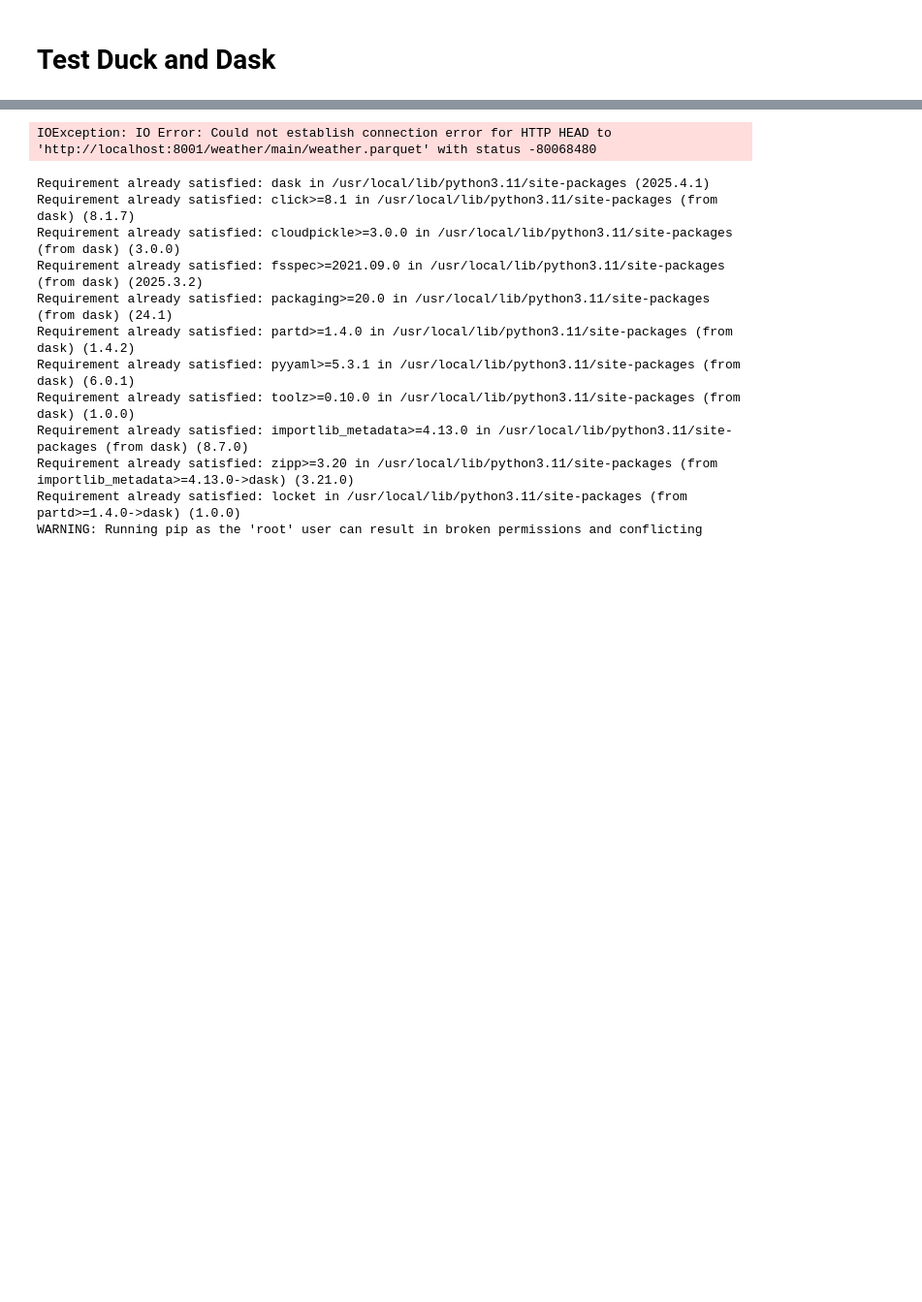
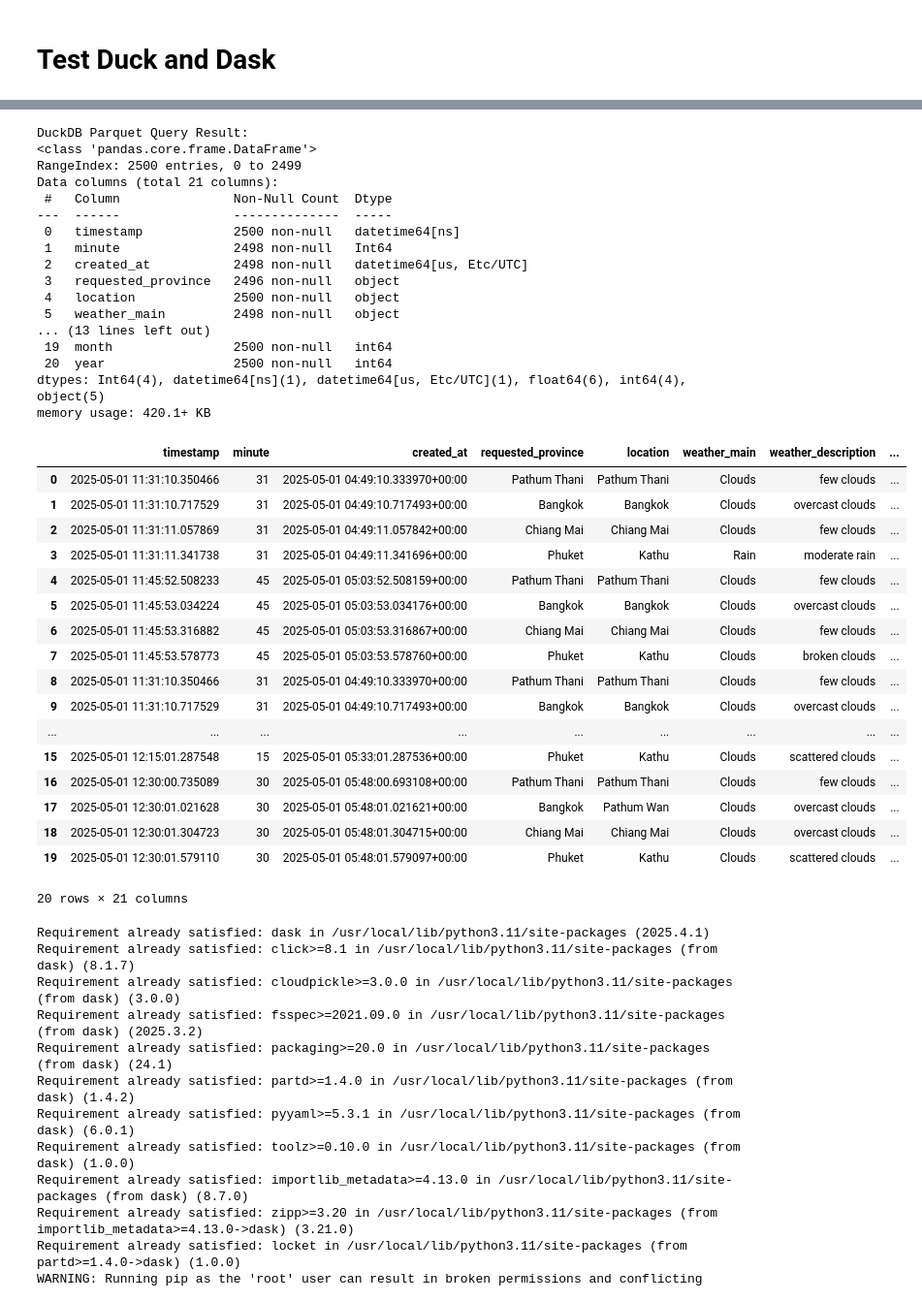
Before and after one commit to Waranit-tec/dsi321_2025, a Jupyter notebook: tutorial07/work/tutorial06.ipynb, the cells around one changed output, grey strips where cells are left out. Shown at 97% size. Drawn from its saved outputs; the diff is of its cells as text; code cells hidden in the pictures; blank space fills up the shorter version.

```diff
--- a/tutorial07/work/tutorial06.ipynb
+++ b/tutorial07/work/tutorial06.ipynb
@@ -257,43 +295,71 @@ print(dt)
 # %%
-# !pip install duckdb
 import duckdb
-import pandas as pd
 
-# Connect to an in-memory DuckDB instance.
 con = duckdb.connect(database=':memory:')
 
-storage_options = {
-    "key": ACCESS_KEY,
-    "secret": SECRET_KEY,
-    "client_kwargs": {
-        "endpoint_url": lakefs_endpoint
-    }
-}
+ACCESS_KEY = "access_key"
+SECRET_KEY = "secret_key"
+lakefs_endpoint = "host.docker.internal:8001"
 
-# Use DuckDB's read_parquet() function to read the dataset.
-# Assume the dataset is stored in the directory "output_parquet_dataset" with hive partitions:
-# output_parquet_dataset/year=2025/month=02/day=17/...
-query = """
+query = f"""
 INSTALL httpfs;
 LOAD httpfs;
 
-SET s3_endpoint='localhost:8001';
-SET s3_access_key_id='access_key';
-SET s3_secret_access_key='secret_key';
+SET s3_endpoint='{lakefs_endpoint}';
+SET s3_access_key_id='{ACCESS_KEY}';
+SET s3_secret_access_key='{SECRET_KEY}';
 SET s3_url_style='path';
 SET s3_use_ssl=false;
 
 SELECT *
-FROM read_parquet('s3://weather/main/weather.parquet');
+FROM read_parquet(
+    's3://weather/main/weather.parquet/**/*.parquet',
+    filename=true,
+    hive_partitioning=true,
+    union_by_name=true
+);
 """
 
 df_duck = con.execute(query).df()
-
 print("DuckDB Parquet Query Result:")
 df_duck.info()
 df_duck.head(20)
 # %% [output]
-IOException: IO Error: Could not establish connection error for HTTP HEAD to 'http://localhost:8001/weather/main/weather.parquet' with status -80068480
+DuckDB Parquet Query Result:
+<class 'pandas.core.frame.DataFrame'>
+RangeIndex: 2500 entries, 0 to 2499
+Data columns (total 21 columns):
+ #   Column               Non-Null Count  Dtype
+---  ------               --------------  -----
+ 0   timestamp            2500 non-null   datetime64[ns]
+ 1   minute               2498 non-null   Int64
+ 2   created_at           2498 non-null   datetime64[us, Etc/UTC]
+ 3   requested_province   2496 non-null   object
+ 4   location             2500 non-null   object
+ 5   weather_main         2498 non-null   object
+... (13 lines left out)
+ 19  month                2500 non-null   int64
+ 20  year                 2500 non-null   int64
+dtypes: Int64(4), datetime64[ns](1), datetime64[us, Etc/UTC](1), float64(6), int64(4), object(5)
+memory usage: 420.1+ KB
+|  | timestamp | minute | created_at | requested_province | location | weather_main | weather_description | ... |
+| 0 | 2025-05-01 11:31:10.350466 | 31 | 2025-05-01 04:49:10.333970+00:00 | Pathum Thani | Pathum Thani | Clouds | few clouds | ... |
+| 1 | 2025-05-01 11:31:10.717529 | 31 | 2025-05-01 04:49:10.717493+00:00 | Bangkok | Bangkok | Clouds | overcast clouds | ... |
+| 2 | 2025-05-01 11:31:11.057869 | 31 | 2025-05-01 04:49:11.057842+00:00 | Chiang Mai | Chiang Mai | Clouds | few clouds | ... |
+| 3 | 2025-05-01 11:31:11.341738 | 31 | 2025-05-01 04:49:11.341696+00:00 | Phuket | Kathu | Rain | moderate rain | ... |
+| 4 | 2025-05-01 11:45:52.508233 | 45 | 2025-05-01 05:03:52.508159+00:00 | Pathum Thani | Pathum Thani | Clouds | few clouds | ... |
+| 5 | 2025-05-01 11:45:53.034224 | 45 | 2025-05-01 05:03:53.034176+00:00 | Bangkok | Bangkok | Clouds | overcast clouds | ... |
+| 6 | 2025-05-01 11:45:53.316882 | 45 | 2025-05-01 05:03:53.316867+00:00 | Chiang Mai | Chiang Mai | Clouds | few clouds | ... |
+| 7 | 2025-05-01 11:45:53.578773 | 45 | 2025-05-01 05:03:53.578760+00:00 | Phuket | Kathu | Clouds | broken clouds | ... |
+| 8 | 2025-05-01 11:31:10.350466 | 31 | 2025-05-01 04:49:10.333970+00:00 | Pathum Thani | Pathum Thani | Clouds | few clouds | ... |
+| 9 | 2025-05-01 11:31:10.717529 | 31 | 2025-05-01 04:49:10.717493+00:00 | Bangkok | Bangkok | Clouds | overcast clouds | ... |
+| ... | ... | ... | ... | ... | ... | ... | ... | ... |
+| 15 | 2025-05-01 12:15:01.287548 | 15 | 2025-05-01 05:33:01.287536+00:00 | Phuket | Kathu | Clouds | scattered clouds | ... |
+| 16 | 2025-05-01 12:30:00.735089 | 30 | 2025-05-01 05:48:00.693108+00:00 | Pathum Thani | Pathum Thani | Clouds | few clouds | ... |
+| 17 | 2025-05-01 12:30:01.021628 | 30 | 2025-05-01 05:48:01.021621+00:00 | Bangkok | Pathum Wan | Clouds | overcast clouds | ... |
+| 18 | 2025-05-01 12:30:01.304723 | 30 | 2025-05-01 05:48:01.304715+00:00 | Chiang Mai | Chiang Mai | Clouds | overcast clouds | ... |
+| 19 | 2025-05-01 12:30:01.579110 | 30 | 2025-05-01 05:48:01.579097+00:00 | Phuket | Kathu | Clouds | scattered clouds | ... |
+20 rows × 21 columns
 # %%
 !pip install dask
 # %% [output]
```
Also changed, not shown: parts of 10 cells of this notebook, 1 other file.
